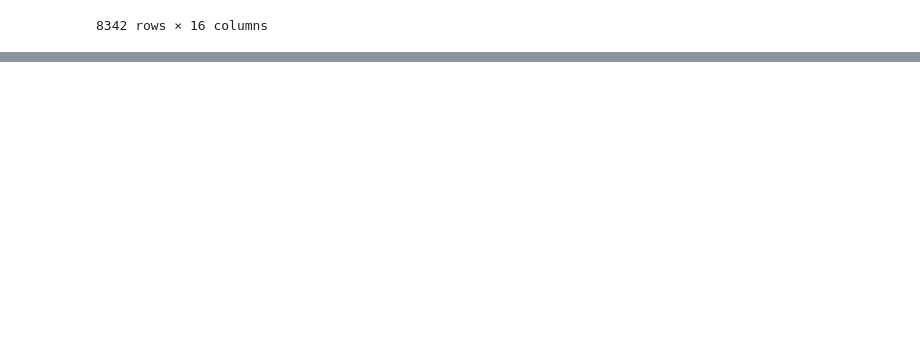
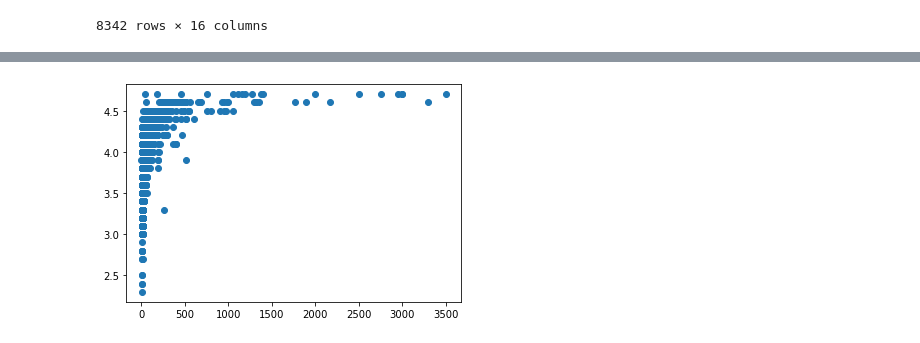
Before and after one commit to vcampos4545/ORIE-4740-Final-Project, a Jupyter notebook: Python Data Analysis.ipynb, the cells around one changed output, grey strips where cells are left out. Saved outputs shown, nothing was run; the diff lists cells and outputs as text; code cells hidden in the pictures; blank space fills up the shorter version.

```diff
--- a/DataScraper.ipynb
+++ b/Python Data Analysis.ipynb
@@ -143,0 +186,8 @@ df.to_csv("WineData.csv")
+# %%
+#Plot without outlier
+filtered = df.loc[~(df["Price"] > 10000)]
+
+plt.scatter(filtered['Price'],filtered["Rating"])
+plt.show()
+# %% [output]
+[figure, added]
```
Also changed, not shown: parts of 16 cells of this notebook, 1 other file.
